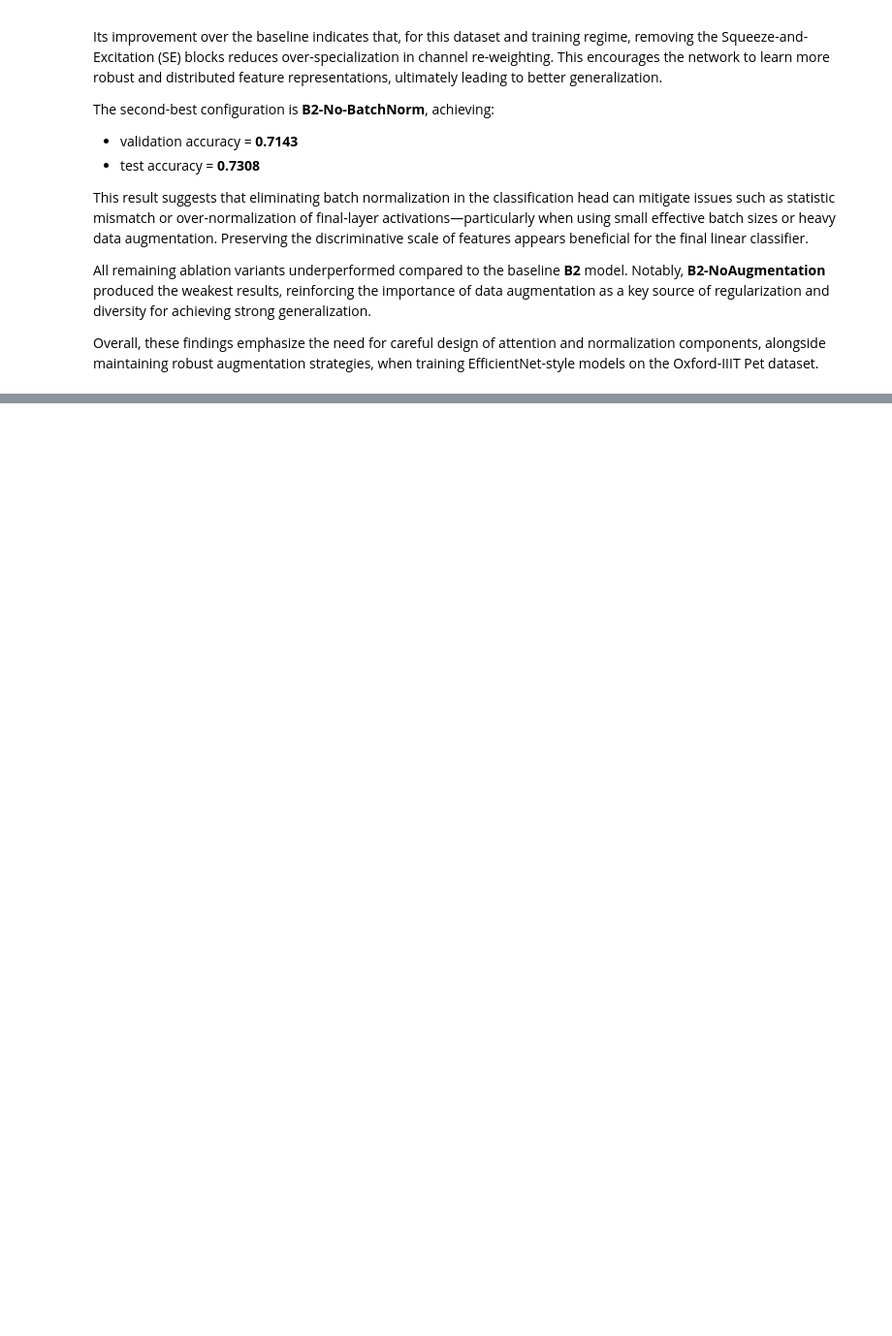
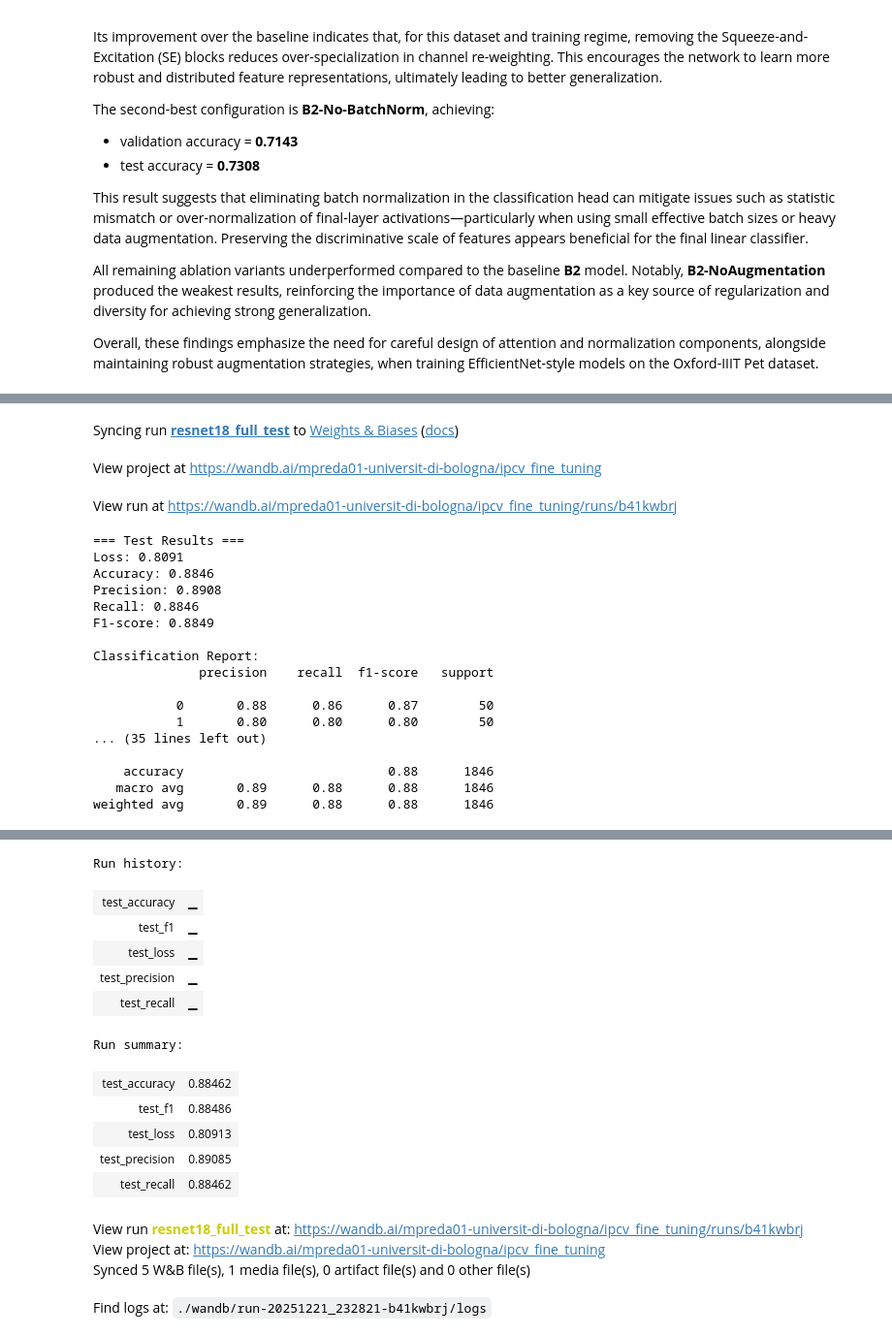
Before and after one commit to mpreda01/Image_processing_and_computer_vision_project, a Jupyter notebook: efiicientNet_Ablation.ipynb, the cells around one changed output, grey strips where cells are left out. Shown at 97% size. Cells and saved outputs as stored; diff of their text form; code cells hidden in the pictures; blank space fills up the shorter version.

```diff
--- a/efiicientNet_Ablation.ipynb
+++ b/efiicientNet_Ablation.ipynb
@@ -614,9 +644,9 @@ model_b2 = create_efficientnet_b2(NUM_CLASSES)
 
 # Print parameter counts
 models_info = {
-    'EfficientNet-B0': model_b0,
-    'EfficientNet-B1': model_b1,
-    'EfficientNet-B2': model_b2
+    "EfficientNet-B0": model_b0,
+    "EfficientNet-B1": model_b1,
+    "EfficientNet-B2": model_b2,
 }
 
 for name, model in models_info.items():
@@ -631,7 +661,9 @@ test_output = model_b0(test_input)
 print(f"\nForward pass test:")
 print(f"  Input shape:  {test_input.shape}")
 print(f"  Output shape: {test_output.shape}")
-print(f"  Output range: [{test_output.min().item():.3f}, {test_output.max().item():.3f}]")
+print(
+    f"  Output range: [{test_output.min().item():.3f}, {test_output.max().item():.3f}]"
+)
 # %% [output]
 Testing EfficientNet Custom Implementation
 
@@ -1436,0 +1684,34 @@ Overall, these findings emphasize the need for careful design of attention and n
+# %%
+# Train all together
+sd = torch.load("./checkpoints/resnet18_head/best_model.pt", map_location=device)
+model_2B.load_state_dict(sd)
+model_2B.requires_grad_ = True
+train_efficientnet(
+    model=model_2B,
+    dl_train=train_dl,
+    dl_val=val_dl,
+    criterion=CRITERION,
+    optimizer=optimizer_fc,
+    scheduler = scheduler_full,
+    epochs=EPOCHS_FC,
+    device=device,
+    use_wandb = True,
+    name="resnet18_full",
+    run_name = "resnet18_full_run",
+    entity = "mpreda01-universit-di-bologna",
+    project = "ipcv_fine_tuning",
+    save_dir="./checkpoints",
+)
+# %%
+_ = test(
+    model = model_2B,
+    dl_test = test_dl,
+    criterion = CRITERION,
+    checkpoint_path = "./checkpoints/resnet18_full/best_model.pt",
+    device = device,
+    use_wandb = True,
+    entity = "mpreda01-universit-di-bologna",
+    project = "ipcv_fine_tuning",
+    run_name = "resnet18_full_test",
+)
+# %% [output]
@@ -1436,0 +1721,20 @@ Overall, these findings emphasize the need for careful design of attention and n
+Syncing run resnet18_full_test to Weights & Biases (docs)
+View project at https://wandb.ai/mpreda01-universit-di-bologna/ipcv_fine_tuning
+View run at https://wandb.ai/mpreda01-universit-di-bologna/ipcv_fine_tuning/runs/b41kwbrj
+=== Test Results ===
+Loss: 0.8091
+Accuracy: 0.8846
+Precision: 0.8908
+Recall: 0.8846
+F1-score: 0.8849
+
+Classification Report:
+              precision    recall  f1-score   support
+
+           0       0.88      0.86      0.87        50
+           1       0.80      0.80      0.80        50
+... (35 lines left out)
+
+    accuracy                           0.88      1846
+   macro avg       0.89      0.88      0.88      1846
+weighted avg       0.89      0.88      0.88      1846
@@ -1436,0 +1742,16 @@ Overall, these findings emphasize the need for careful design of attention and n
+Run history:
+| test_accuracy | ▁ |
+| test_f1 | ▁ |
+| test_loss | ▁ |
+| test_precision | ▁ |
+| test_recall | ▁ |
+Run summary:
+| test_accuracy | 0.88462 |
+| test_f1 | 0.88486 |
+| test_loss | 0.80913 |
+| test_precision | 0.89085 |
+| test_recall | 0.88462 |
+View run resnet18_full_test at: https://wandb.ai/mpreda01-universit-di-bologna/ipcv_fine_tuning/runs/b41kwbrj
+View project at: https://wandb.ai/mpreda01-universit-di-bologna/ipcv_fine_tuning
+Synced 5 W&B file(s), 1 media file(s), 0 artifact file(s) and 0 other file(s)
+Find logs at: ./wandb/run-20251221_232821-b41kwbrj/logs
```
Also changed, not shown: parts of 34 cells of this notebook, 2 other files.
